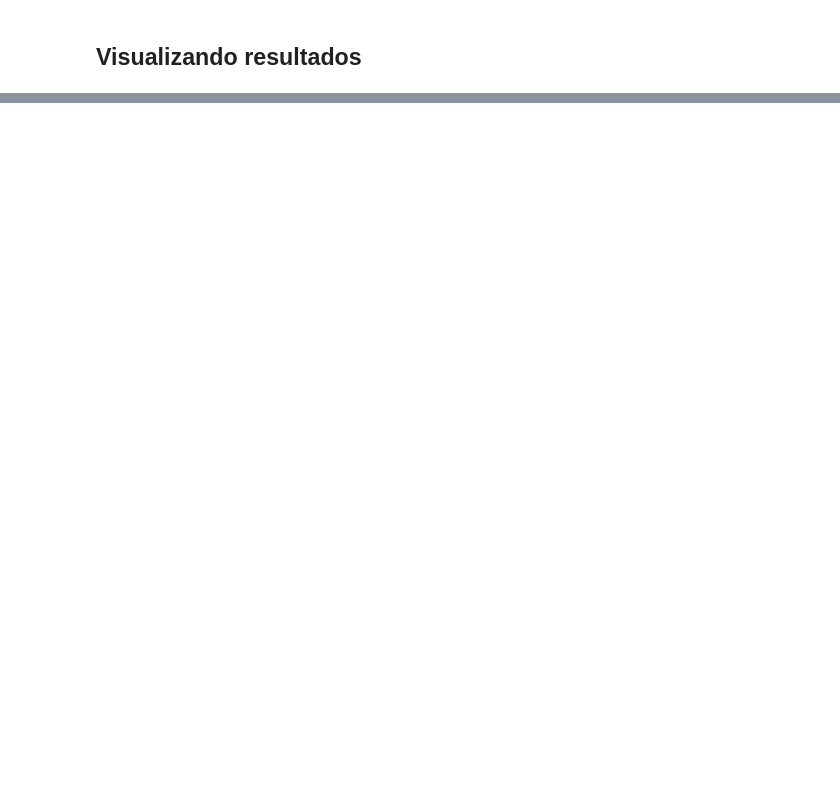
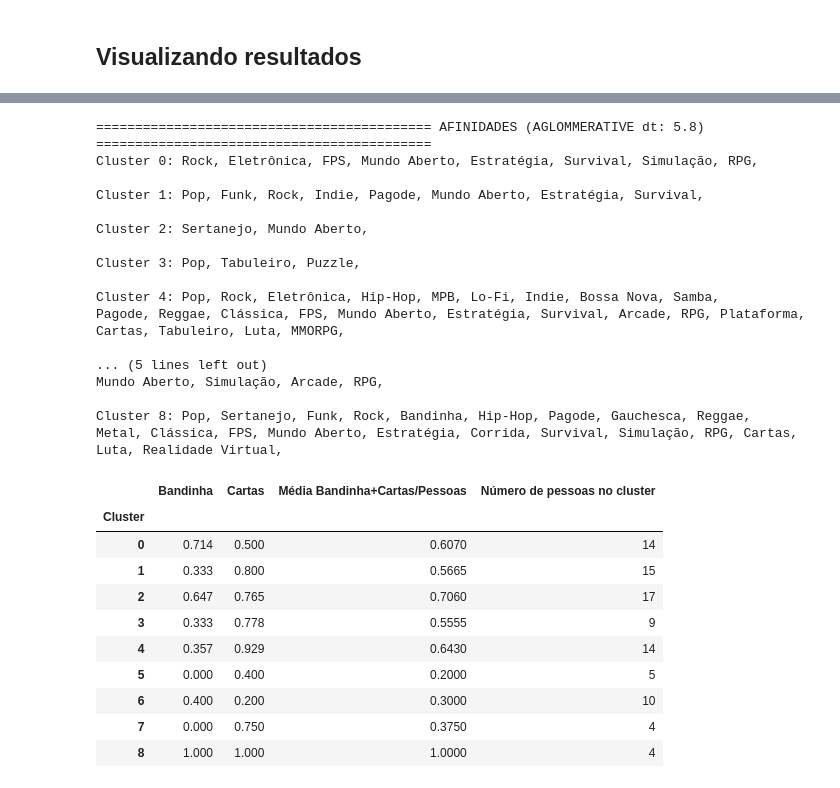
Before and after one commit to LuizHRF/UFFS, a Jupyter notebook: Inteligencia_Artificial/ml_nao_supervisionado/main.ipynb, the cells around one changed output, grey strips where cells are left out. Cells and saved outputs as stored; diff of their text form; code cells hidden in the pictures; blank space fills up the shorter version.

```diff
--- a/Inteligencia_Artificial/ml_nao_supervisionado/main.ipynb
+++ b/Inteligencia_Artificial/ml_nao_supervisionado/main.ipynb
@@ -93,0 +269,55 @@ AttributeError: 'SpectralClustering' object has no attribute 'cluster_centers_'
+# %%
+#
+print(lines + " AFINIDADES (AGLOMMERATIVE dt: 5.8) " + lines)
+agg_results = pd.concat([df, pd.DataFrame(agglomerative_model_4.labels_)], axis=1).rename({0: "Cluster"}, axis=1)
+agg_results.drop(columns=["Nome"], inplace=True)
+count = agg_results["Cluster"].value_counts()
+agg_results = agg_results.groupby("Cluster").mean().round(3)
+
+for i in range(agg_results.shape[0]):
+    cols = agg_results.columns[agg_results.iloc[i] > 0.85].tolist()
+    print(f"Cluster {i}: ", end="")
+    flag = 0
+    if (len(cols) >=9):
+        for i in range(len(cols)):
+            if  i//9 >= 1 and flag == 0:
+                flag = 1
+                print("")
+            print(f"{cols[i]},", end=" ")
+    else:
+        for col in cols:
+            print(f"{col},", end=" ")
+
+    print("\n")
+
+media_bandinha_cartas = agg_results[["Bandinha", "Cartas"]].mean(axis=1).rename("Média Bandinha+Cartas/Pessoas")
+pd.concat([agg_results[["Bandinha", "Cartas"]], media_bandinha_cartas, count], axis=1).rename(columns={"count": "Número de pessoas no cluster"})
+# %% [output]
+=========================================== AFINIDADES (AGLOMMERATIVE dt: 5.8) ===========================================
+Cluster 0: Rock, Eletrônica, FPS, Mundo Aberto, Estratégia, Survival, Simulação, RPG,
+
+Cluster 1: Pop, Funk, Rock, Indie, Pagode, Mundo Aberto, Estratégia, Survival,
+
+Cluster 2: Sertanejo, Mundo Aberto,
+
+Cluster 3: Pop, Tabuleiro, Puzzle,
+
+Cluster 4: Pop, Rock, Eletrônica, Hip-Hop, MPB, Lo-Fi, Indie, Bossa Nova, Samba,
+Pagode, Reggae, Clássica, FPS, Mundo Aberto, Estratégia, Survival, Arcade, RPG, Plataforma, Cartas, Tabuleiro, Luta, MMORPG,
+
+... (5 lines left out)
+Mundo Aberto, Simulação, Arcade, RPG,
+
+Cluster 8: Pop, Sertanejo, Funk, Rock, Bandinha, Hip-Hop, Pagode, Gauchesca, Reggae,
+Metal, Clássica, FPS, Mundo Aberto, Estratégia, Corrida, Survival, Simulação, RPG, Cartas, Luta, Realidade Virtual,
+|  | Bandinha | Cartas | Média Bandinha+Cartas/Pessoas | Número de pessoas no cluster |
+| Cluster |  |  |  |  |
+| 0 | 0.714 | 0.500 | 0.6070 | 14 |
+| 1 | 0.333 | 0.800 | 0.5665 | 15 |
+| 2 | 0.647 | 0.765 | 0.7060 | 17 |
+| 3 | 0.333 | 0.778 | 0.5555 | 9 |
+| 4 | 0.357 | 0.929 | 0.6430 | 14 |
+| 5 | 0.000 | 0.400 | 0.2000 | 5 |
+| 6 | 0.400 | 0.200 | 0.3000 | 10 |
+| 7 | 0.000 | 0.750 | 0.3750 | 4 |
+| 8 | 1.000 | 1.000 | 1.0000 | 4 |
```
Also changed, not shown: parts of 14 cells of this notebook, 3 other files.
